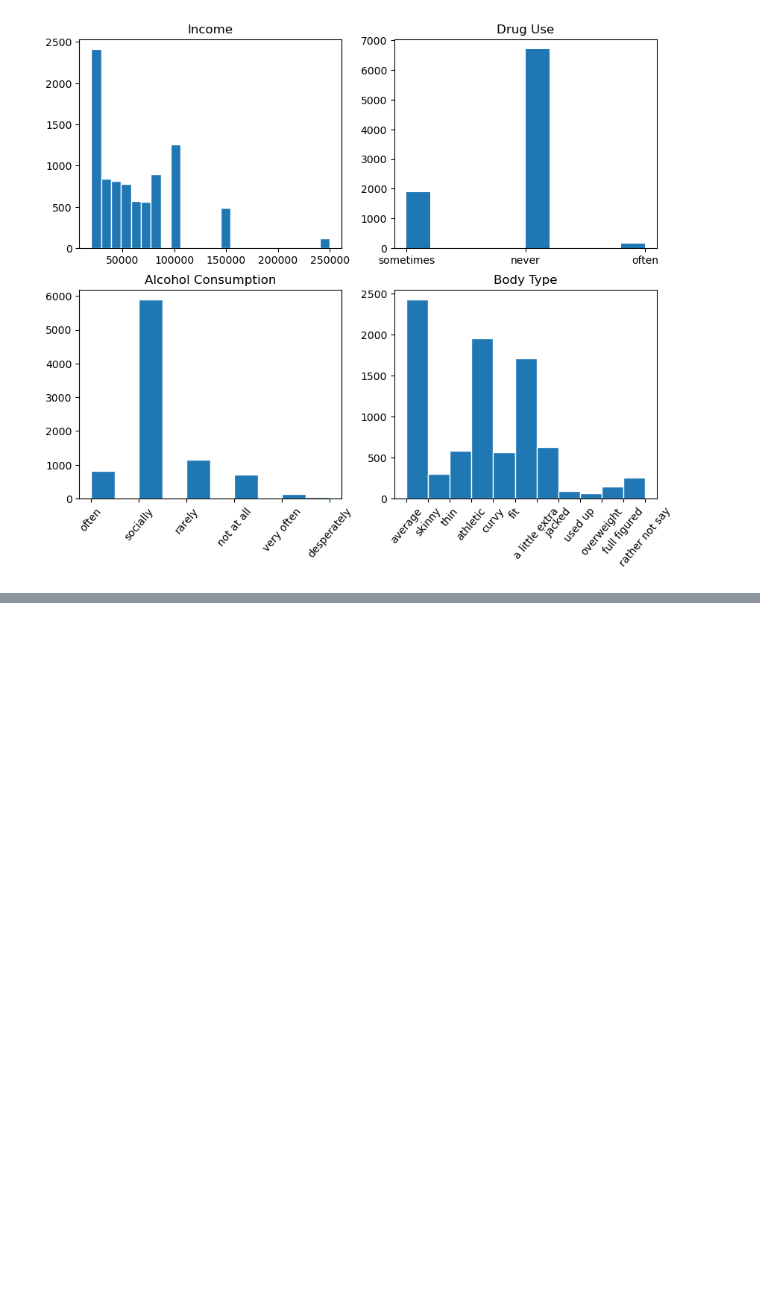
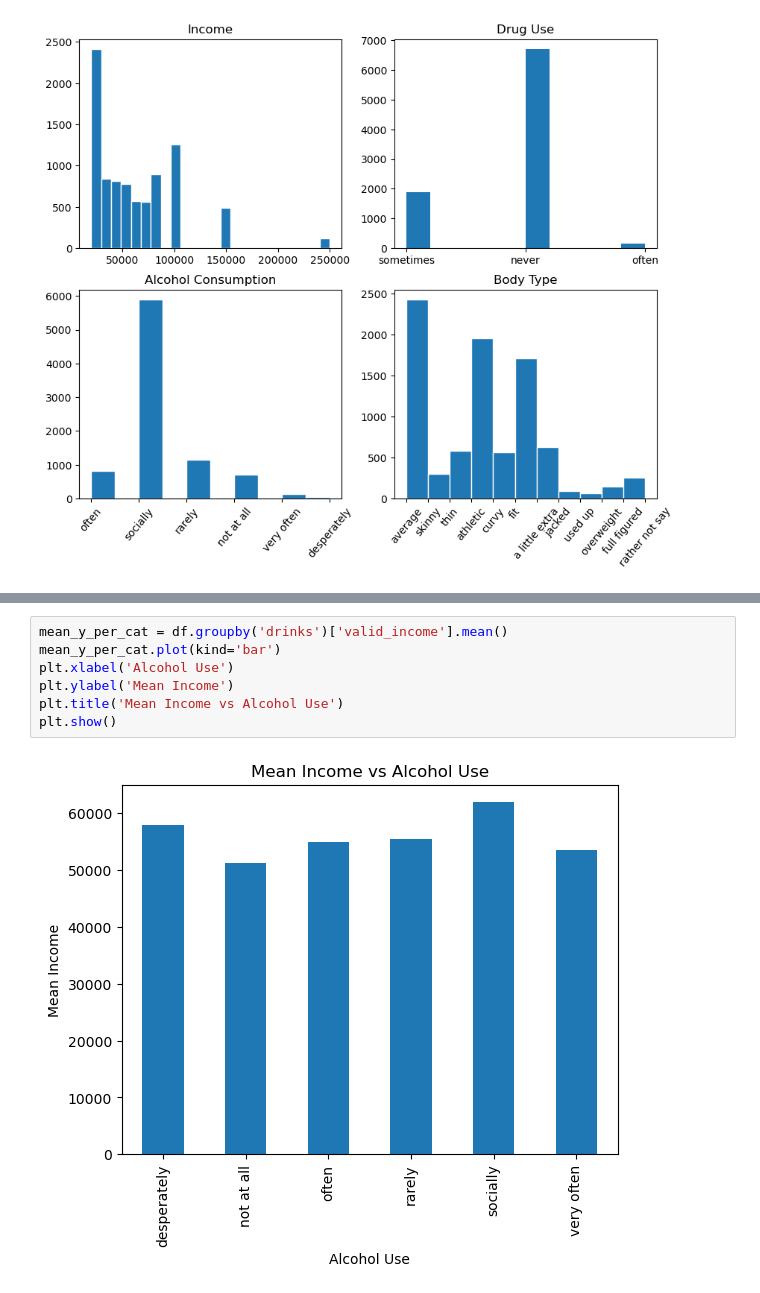
Before and after one commit to tsheppel/OKCupid_project, a Jupyter notebook: date-a-scientist.ipynb, the cells around one changed output, grey strips where cells are left out. Drawn from its saved outputs; the diff is of its cells as text; blank space fills up the shorter version.

```diff
--- a/date-a-scientist.ipynb
+++ b/date-a-scientist.ipynb
@@ -149,0 +159,9 @@ plt.show()
+# %%
+mean_y_per_cat = df.groupby('drinks')['valid_income'].mean()
+mean_y_per_cat.plot(kind='bar')
+plt.xlabel('Alcohol Use')
+plt.ylabel('Mean Income')
+plt.title('Mean Income vs Alcohol Use')
+plt.show()
+# %% [output]
+[figure, added]
```
Also changed, not shown: parts of 9 cells of this notebook.
